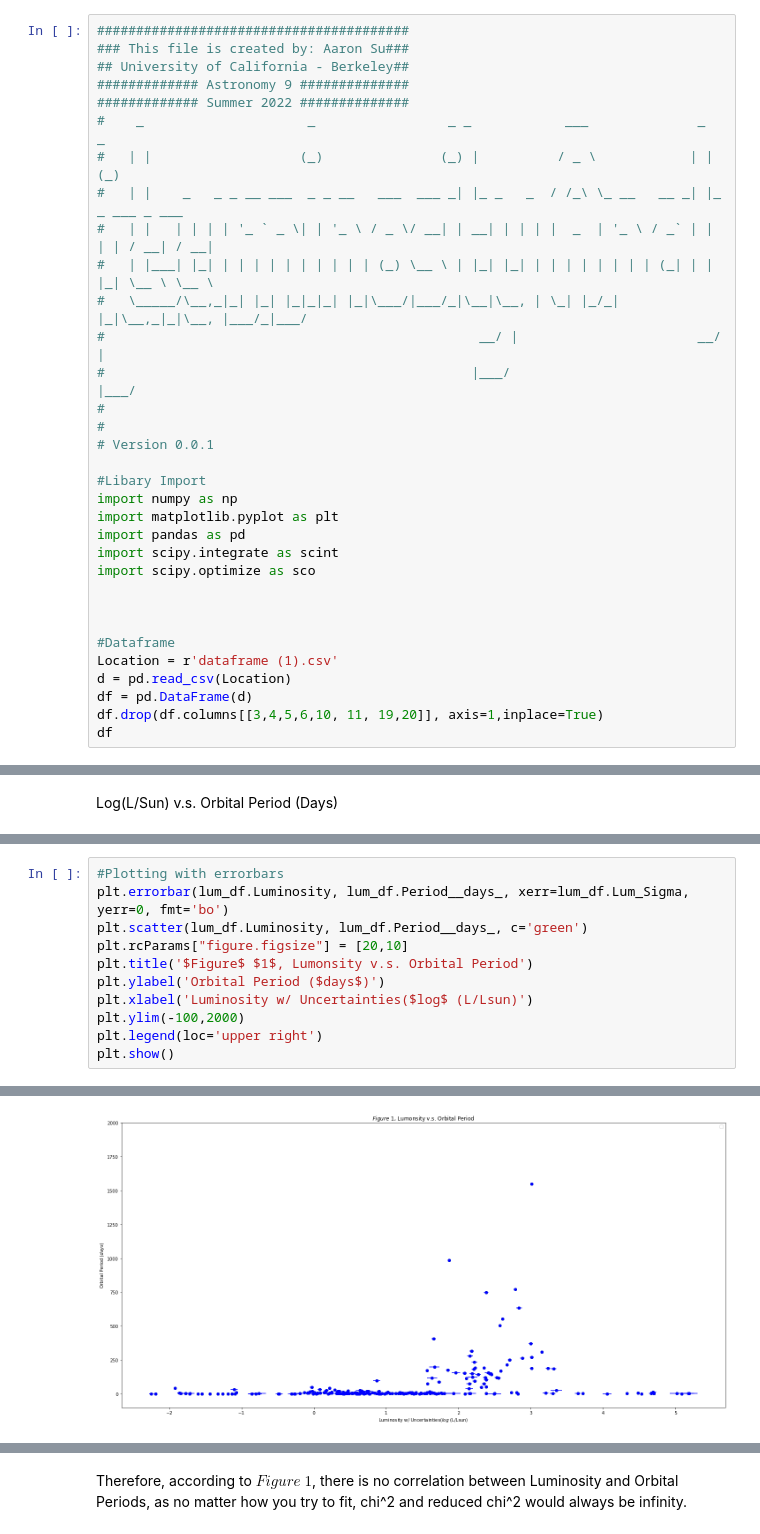
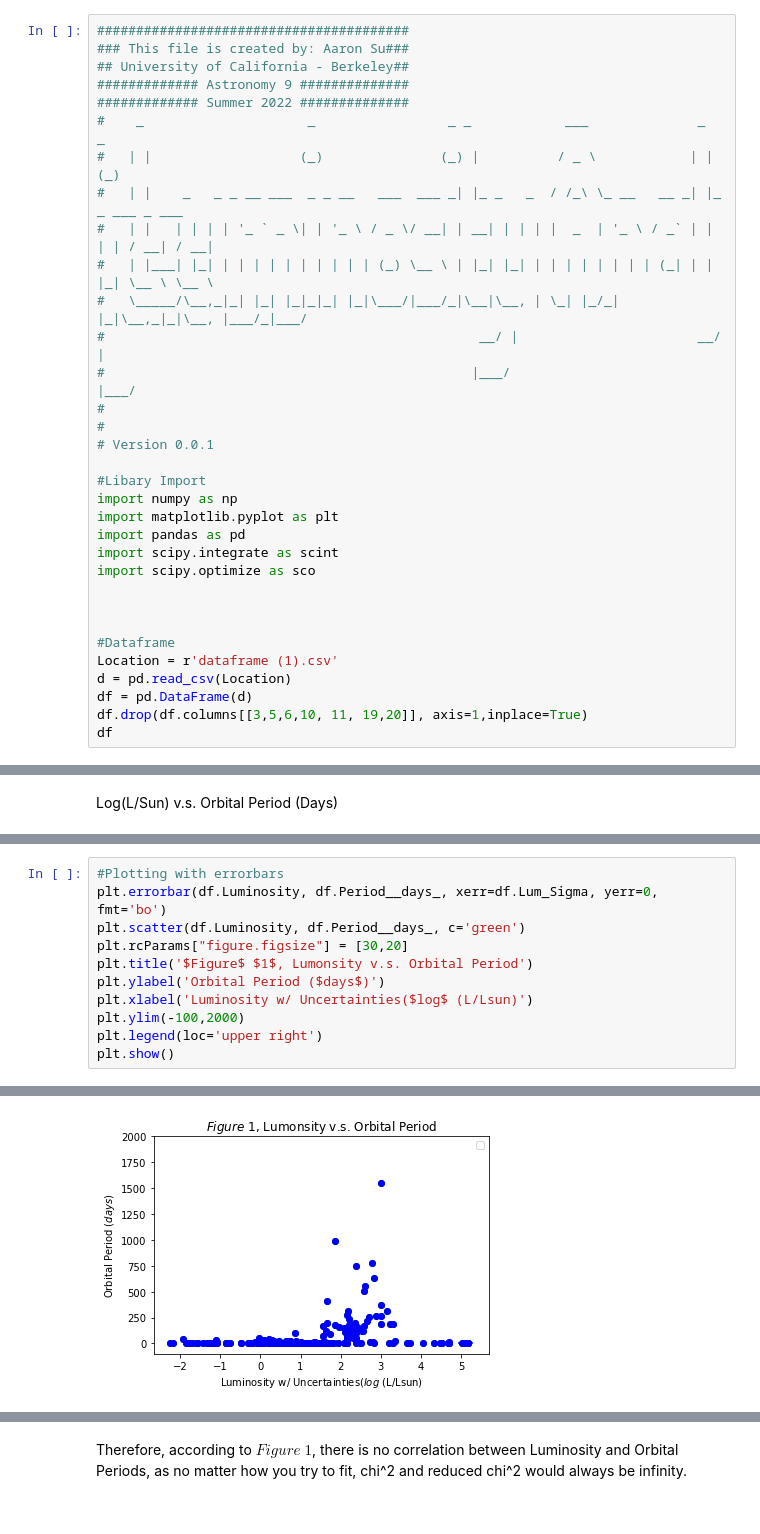
Before and after one commit to aaronsuu/star_luminosity_analysis, a Jupyter notebook: Research_Aaron_S.ipynb, the cells around one changed output, grey strips where cells are left out. Cells and saved outputs as stored; diff of their text form.

```diff
--- a/Research_Aaron_S.ipynb
+++ b/Research_Aaron_S.ipynb
@@ -33,6 +33,6 @@ import scipy.optimize as sco
 Location = r'dataframe (1).csv'
 d = pd.read_csv(Location)
 df = pd.DataFrame(d)
-df.drop(df.columns[[3,4,5,6,10, 11, 19,20]], axis=1,inplace=True)
+df.drop(df.columns[[3,5,6,10, 11, 19,20]], axis=1,inplace=True)
 df
 # %% [output]
@@ -151,17 +150,17 @@ df
 # %%
 #Plotting with errorbars
-plt.errorbar(lum_df.Luminosity, lum_df.Period__days_, xerr=lum_df.Lum_Sigma, yerr=0, fmt='bo')
-plt.scatter(lum_df.Luminosity, lum_df.Period__days_, c='green')
-plt.rcParams["figure.figsize"] = [20,10]
+plt.errorbar(df.Luminosity, df.Period__days_, xerr=df.Lum_Sigma, yerr=0, fmt='bo')
+plt.scatter(df.Luminosity, df.Period__days_, c='green')
+plt.rcParams["figure.figsize"] = [30,20]
 plt.title('$Figure$ $1$, Lumonsity v.s. Orbital Period')
 plt.ylabel('Orbital Period ($days$)')
 plt.xlabel('Luminosity w/ Uncertainties($log$ (L/Lsun)')
 plt.ylim(-100,2000)
 plt.legend(loc='upper right')
 plt.show()
 # %% [output]
 No artists with labels found to put in legend.  Note that artists whose label start with an underscore are ignored when legend() is called with no argument.
-[figure, old version]
+[figure, new version]
 # %%
 #Sort Values in terms of Luinosity
 import scipy.optimize as fitter
```
Also changed, not shown: parts of 16 cells of this notebook.
